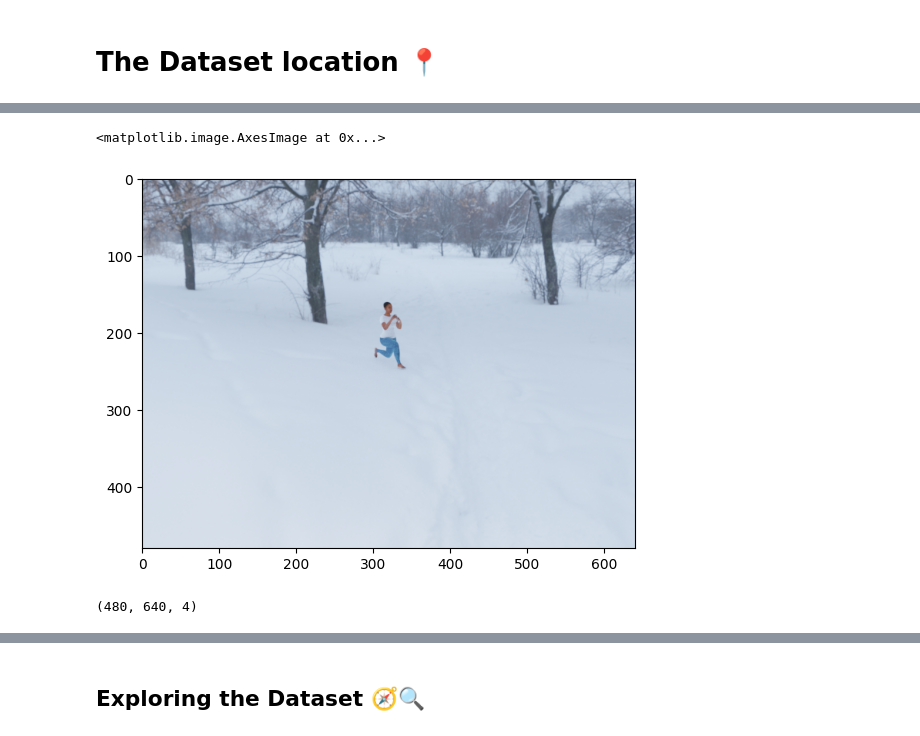
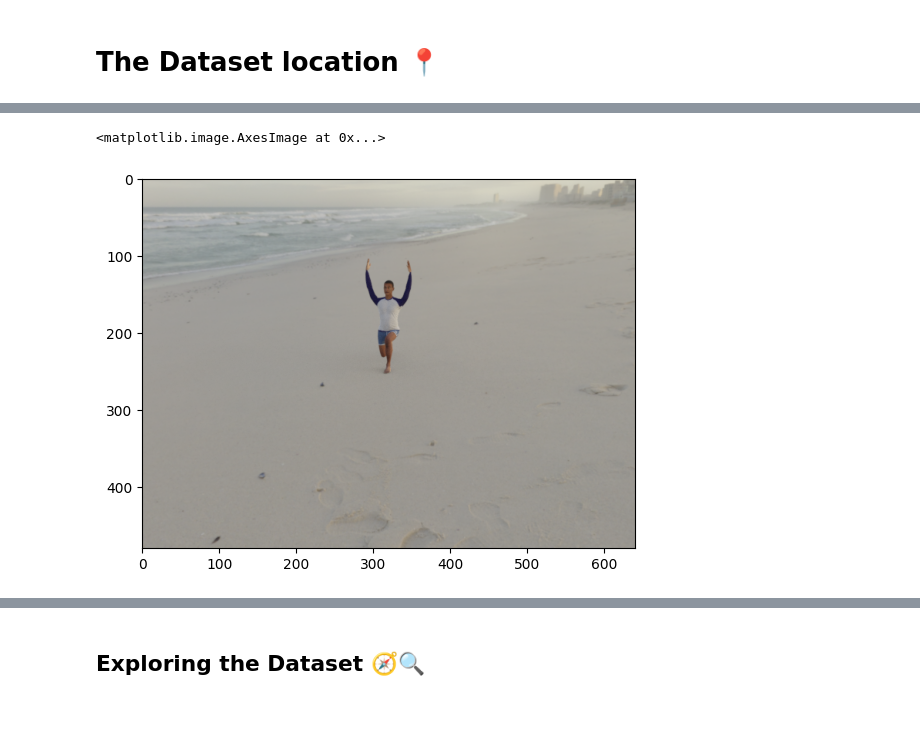
Before and after one commit to kvkirya/pt-ai, a Jupyter notebook: notebooks/CNN_model_KYRILL.ipynb, the cells around one changed output, grey strips where cells are left out. Cells and saved outputs as stored; diff of their text form; code cells hidden in the pictures.

```diff
--- a/notebooks/CNN_model_KYRILL.ipynb
+++ b/notebooks/CNN_model_KYRILL.ipynb
@@ -53,0 +61,6 @@ img = mpimg.imread(data_images)
+# %%
+path_img = '/home/kyrill/code/kvkirya/pt-ai/raw_data/tmp_X_images'
+images_list = []
+for images in os.listdir(path_img):
+    if(images.endswith('.png')):
+        images_list.append(images)
@@ -53,0 +81,4 @@ img = mpimg.imread(data_images)
+# %%
+# Join path of the images in the list with the main path to the image folder
+import matplotlib.image as mpimg
+img = mpimg.imread(os.path.join(path_img + f'/{images_list[1]}'))
@@ -54,5 +91,13 @@ img = mpimg.imread(data_images)
+# %%
+# Create correctly formated images by looping through immage list
+# and applying the same process as before
+
+working_imgs = []
+for i in images_list:
+    img = mpimg.imread(os.path.join(path_img + f'/{i}'))
+    working_imgs.append(img)
 # %%
-plt.imshow(img)
+plt.imshow(working_imgs[3])
 # %% [output]
 <matplotlib.image.AxesImage at 0x...>
-[figure, old version]
+[figure, new version]
@@ -62,4 +103,0 @@ y_train = data_labels
-# %%
-X_train.shape
-# %% [output]
-(480, 640, 4)
```
Also changed, not shown: parts of 42 cells of this notebook, 1 other file.
